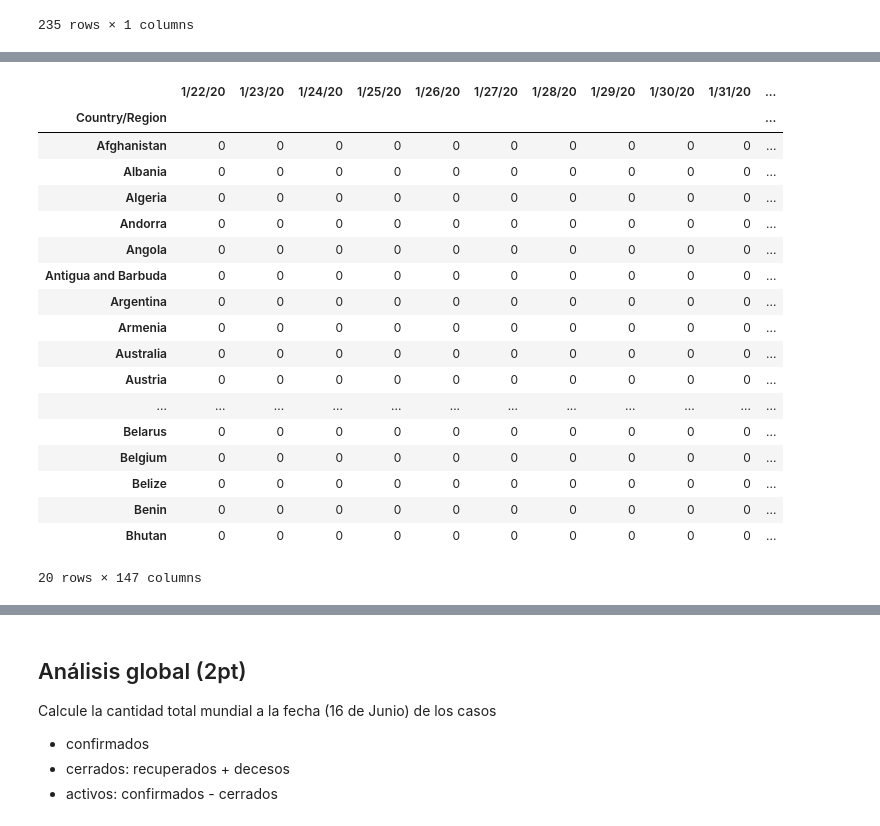
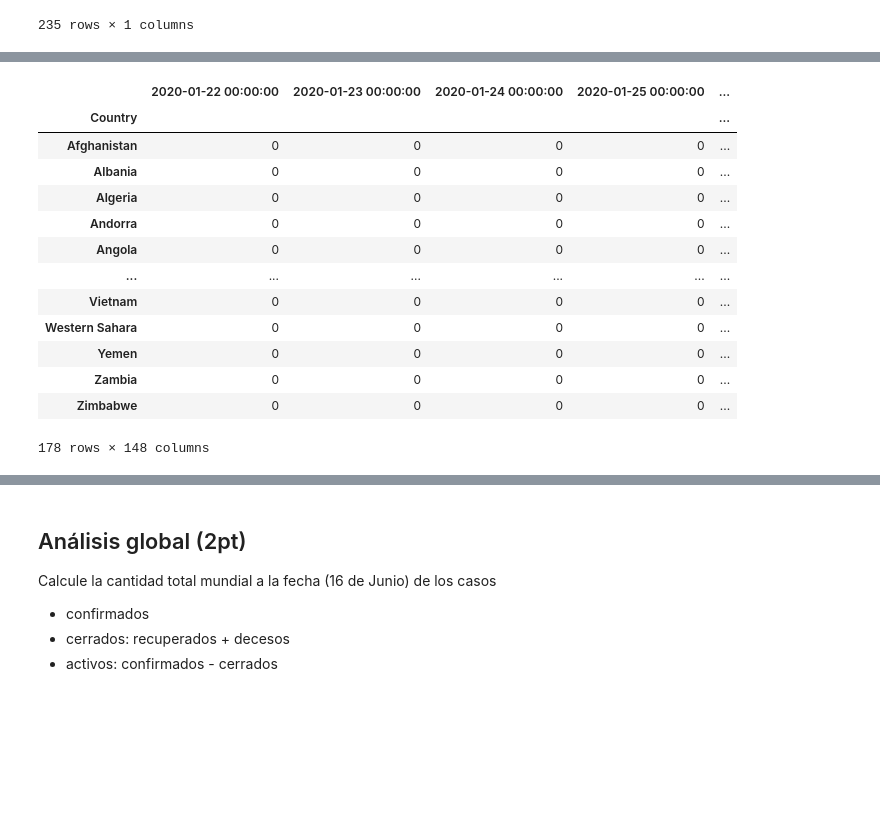
Before and after one commit to hiawvp/INFO147_TAREA01, a Jupyter notebook: info147_tarea1_ruiz_vasquez.ipynb, the cells around one changed output, grey strips where cells are left out. Saved outputs shown, nothing was run; the diff lists cells and outputs as text; code cells hidden in the pictures; blank space fills up the shorter version.

```diff
--- a/info147_tarea1_ruiz_vasquez.ipynb
+++ b/info147_tarea1_ruiz_vasquez.ipynb
@@ -172,2 +201,19 @@ dfpm
+# %%
+finalMuertes
+# %% [output]
+|  | 2020-01-22 00:00:00 | 2020-01-23 00:00:00 | 2020-01-24 00:00:00 | 2020-01-25 00:00:00 | ... |
+| Country |  |  |  |  | ... |
+| Afghanistan | 0 | 0 | 0 | 0 | ... |
+| Albania | 0 | 0 | 0 | 0 | ... |
+| Algeria | 0 | 0 | 0 | 0 | ... |
+| Andorra | 0 | 0 | 0 | 0 | ... |
+| Angola | 0 | 0 | 0 | 0 | ... |
+| ... | ... | ... | ... | ... | ... |
+| Vietnam | 0 | 0 | 0 | 0 | ... |
+| Western Sahara | 0 | 0 | 0 | 0 | ... |
+| Yemen | 0 | 0 | 0 | 0 | ... |
+| Zambia | 0 | 0 | 0 | 0 | ... |
+| Zimbabwe | 0 | 0 | 0 | 0 | ... |
+178 rows × 148 columns
 # %%
 dfcr=pd.read_csv("covid19_recuperados.csv",index_col="Country/Region")
@@ -181,22 +221,0 @@ dfcm=dfcm.groupby(["Country/Region"]).sum()
-# %%
-dfcm.head(20)
-# %% [output]
-|  | 1/22/20 | 1/23/20 | 1/24/20 | 1/25/20 | 1/26/20 | 1/27/20 | 1/28/20 | 1/29/20 | 1/30/20 | 1/31/20 | ... |
-| Country/Region |  |  |  |  |  |  |  |  |  |  | ... |
-| Afghanistan | 0 | 0 | 0 | 0 | 0 | 0 | 0 | 0 | 0 | 0 | ... |
-| Albania | 0 | 0 | 0 | 0 | 0 | 0 | 0 | 0 | 0 | 0 | ... |
-| Algeria | 0 | 0 | 0 | 0 | 0 | 0 | 0 | 0 | 0 | 0 | ... |
-| Andorra | 0 | 0 | 0 | 0 | 0 | 0 | 0 | 0 | 0 | 0 | ... |
-| Angola | 0 | 0 | 0 | 0 | 0 | 0 | 0 | 0 | 0 | 0 | ... |
-| Antigua and Barbuda | 0 | 0 | 0 | 0 | 0 | 0 | 0 | 0 | 0 | 0 | ... |
-| Argentina | 0 | 0 | 0 | 0 | 0 | 0 | 0 | 0 | 0 | 0 | ... |
-| Armenia | 0 | 0 | 0 | 0 | 0 | 0 | 0 | 0 | 0 | 0 | ... |
-| Australia | 0 | 0 | 0 | 0 | 0 | 0 | 0 | 0 | 0 | 0 | ... |
-| Austria | 0 | 0 | 0 | 0 | 0 | 0 | 0 | 0 | 0 | 0 | ... |
-| ... | ... | ... | ... | ... | ... | ... | ... | ... | ... | ... | ... |
-| Belarus | 0 | 0 | 0 | 0 | 0 | 0 | 0 | 0 | 0 | 0 | ... |
-| Belgium | 0 | 0 | 0 | 0 | 0 | 0 | 0 | 0 | 0 | 0 | ... |
-| Belize | 0 | 0 | 0 | 0 | 0 | 0 | 0 | 0 | 0 | 0 | ... |
-| Benin | 0 | 0 | 0 | 0 | 0 | 0 | 0 | 0 | 0 | 0 | ... |
-| Bhutan | 0 | 0 | 0 | 0 | 0 | 0 | 0 | 0 | 0 | 0 | ... |
-20 rows × 147 columns
```
Also changed, not shown: parts of 20 cells of this notebook, 1 other file.
